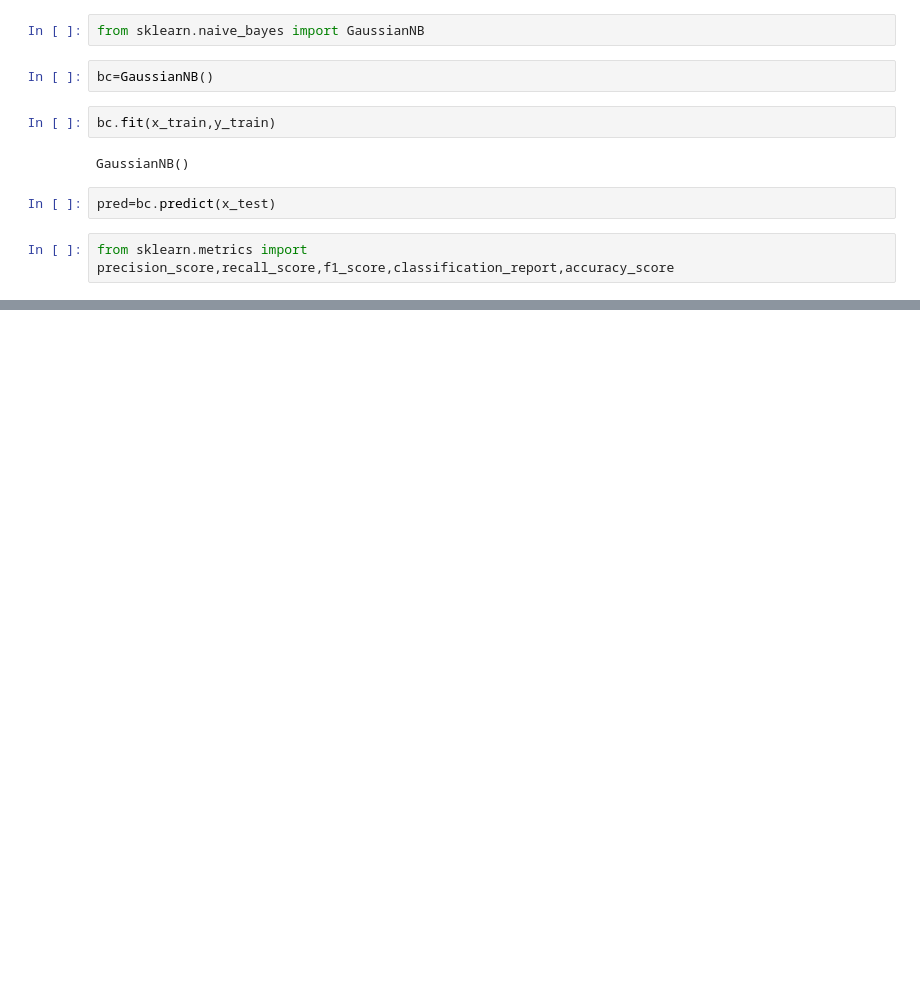
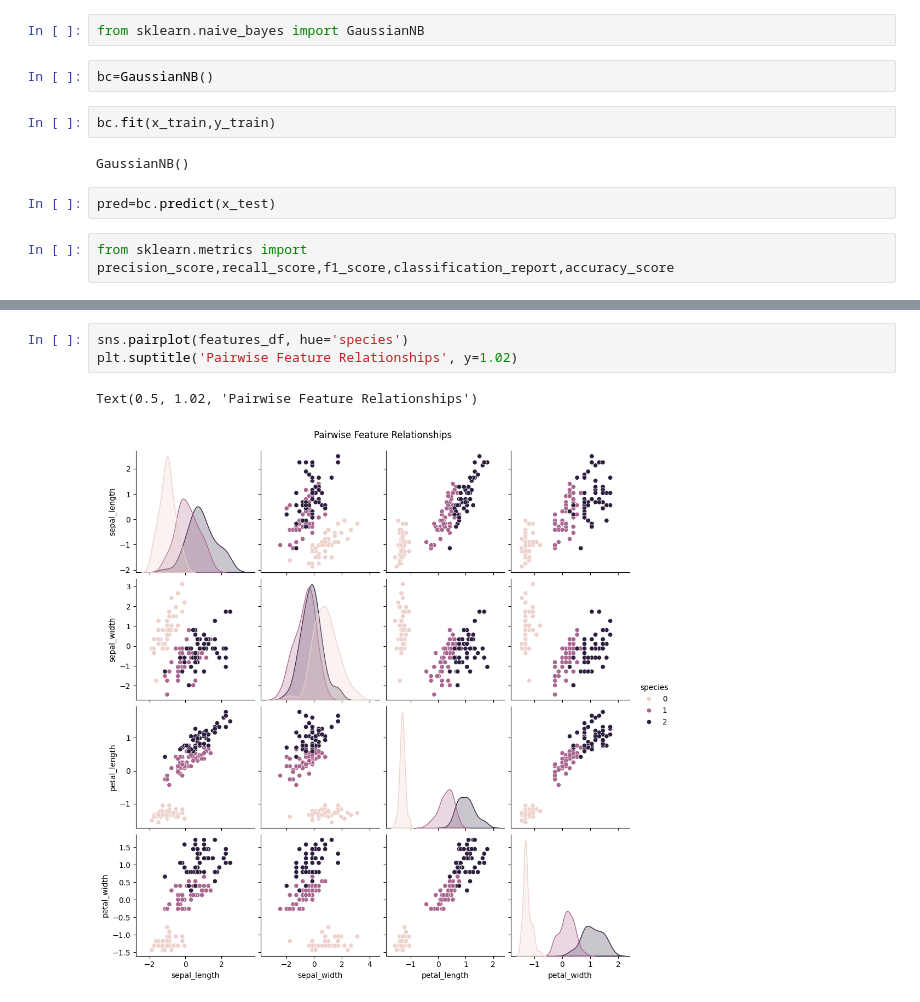
Before and after one commit to Priyanshuthapliyal2005/IrisFlowerNaiveBayes, a Jupyter notebook: irisFlowerNaiveBayes.ipynb, the cells around one changed output, grey strips where cells are left out. Saved outputs shown, nothing was run; the diff lists cells and outputs as text; blank space fills up the shorter version.

```diff
--- a/irisFlowerNaiveBayes.ipynb
+++ b/irisFlowerNaiveBayes.ipynb
@@ -209,0 +220,6 @@ weighted avg       0.96      0.96      0.96        23
+# %%
+sns.pairplot(features_df, hue='species')
+plt.suptitle('Pairwise Feature Relationships', y=1.02)
+# %% [output]
+Text(0.5, 1.02, 'Pairwise Feature Relationships')
+[figure, added]
```
Also changed, not shown: parts of 16 cells of this notebook.
